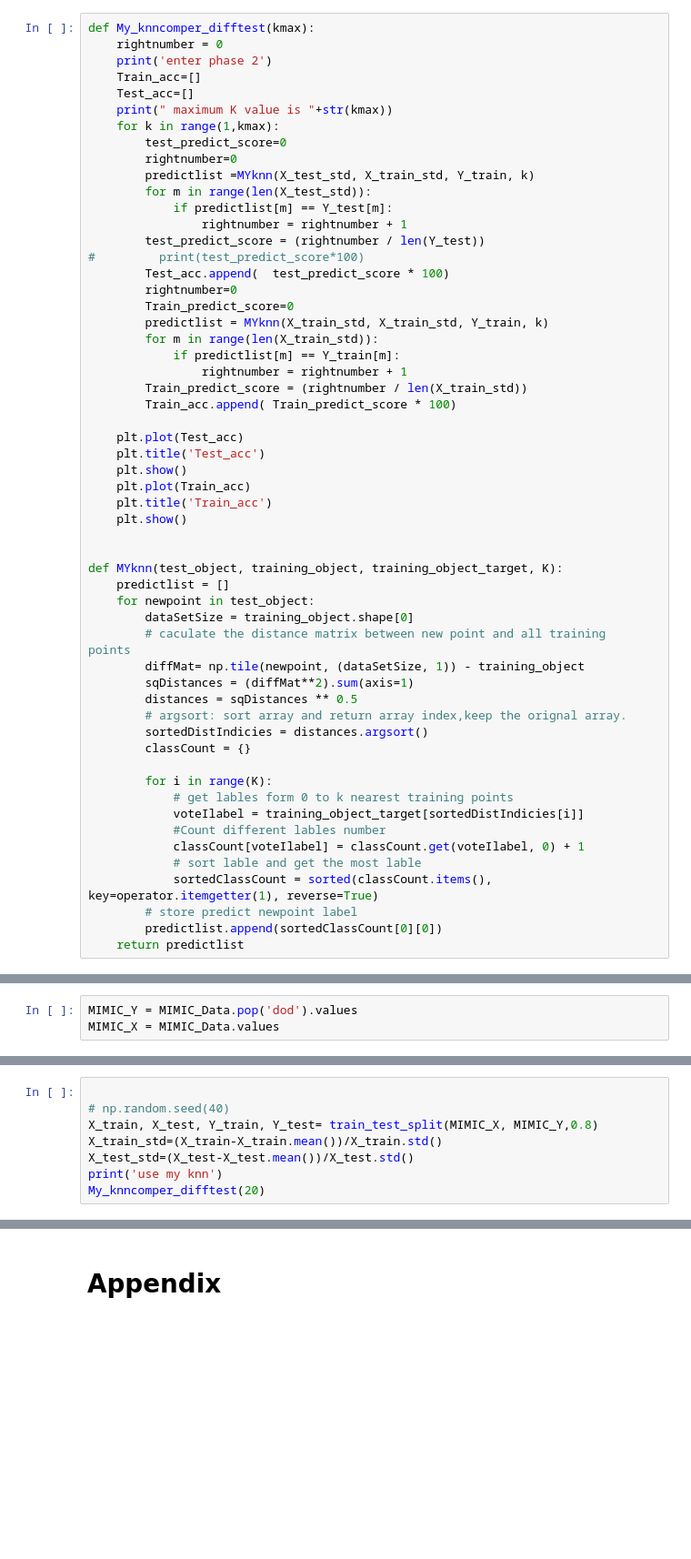
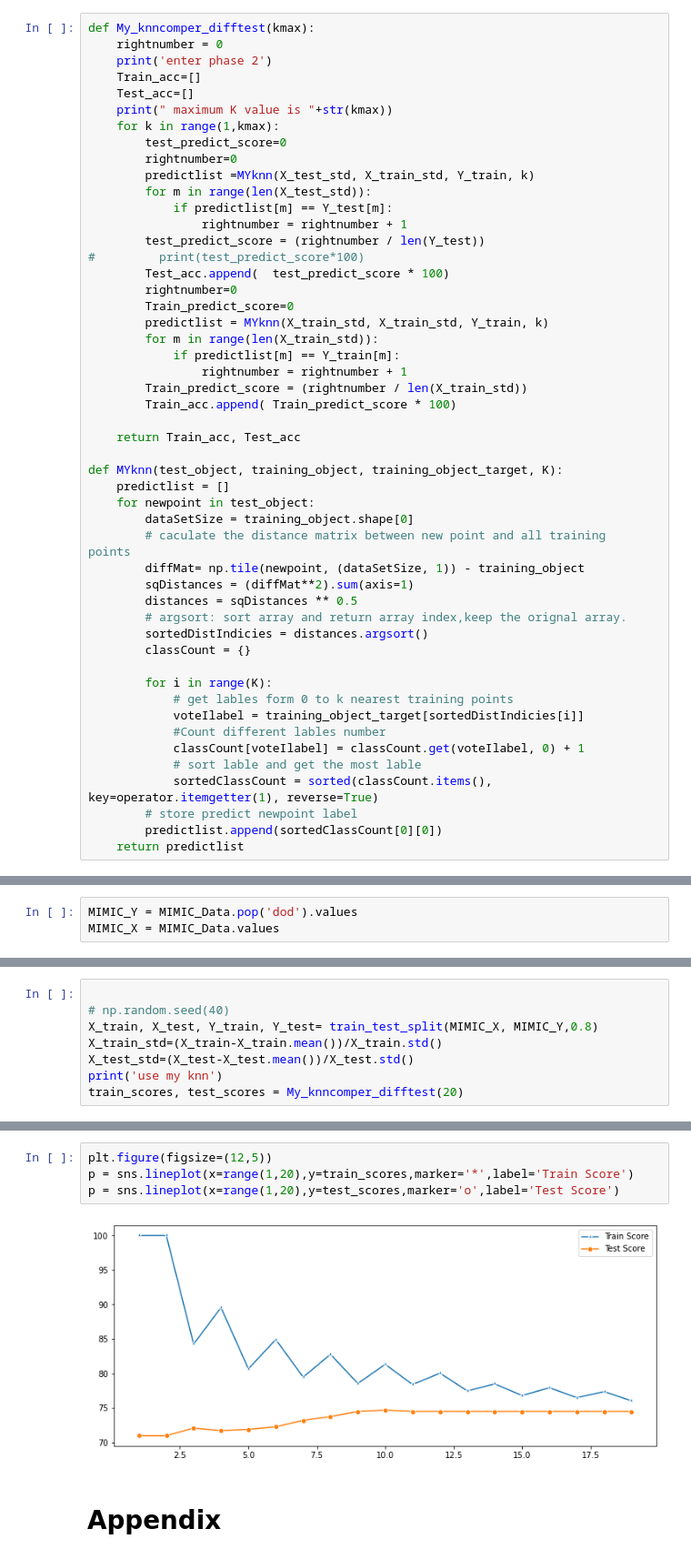
Before and after one commit to Wetiqe/MIMIC_I61, a Jupyter notebook: I61.ipynb, the cells around one changed output, grey strips where cells are left out. Shown: that part at 91% size. Cells and saved outputs as stored; diff of their text form; blank space fills up the shorter version.

```diff
--- a/I61.ipynb
+++ b/I61.ipynb
@@ -662,13 +660,7 @@ def My_knncomper_difftest(kmax):
         Train_predict_score = (rightnumber / len(X_train_std))
         Train_acc.append( Train_predict_score * 100)
 
-    plt.plot(Test_acc)
-    plt.title('Test_acc')
-    plt.show()
-    plt.plot(Train_acc)
-    plt.title('Train_acc')
-    plt.show()
-
+    return Train_acc, Test_acc
 
 def MYknn(test_object, training_object, training_object_target, K):
     predictlist = []
@@ -709,7 +705,7 @@ X_train, X_test, Y_train, Y_test= train_test_split(MIMIC_X, MIMIC_Y,0.8)
 X_train_std=(X_train-X_train.mean())/X_train.std()
 X_test_std=(X_test-X_test.mean())/X_test.std()
 print('use my knn')
-My_knncomper_difftest(20)
+train_scores, test_scores = My_knncomper_difftest(20)
 # %% [output]
 use my knn
 enter phase 2
@@ -719,2 +713,8 @@ enter phase 2
+# %%
+plt.figure(figsize=(12,5))
+p = sns.lineplot(x=range(1,20),y=train_scores,marker='*',label='Train Score')
+p = sns.lineplot(x=range(1,20),y=test_scores,marker='o',label='Test Score')
+# %% [output]
+[figure, added]
 # %% [markdown]
 # Appendix
```
Also changed, not shown: parts of 11 cells of this notebook, 4 other files.
